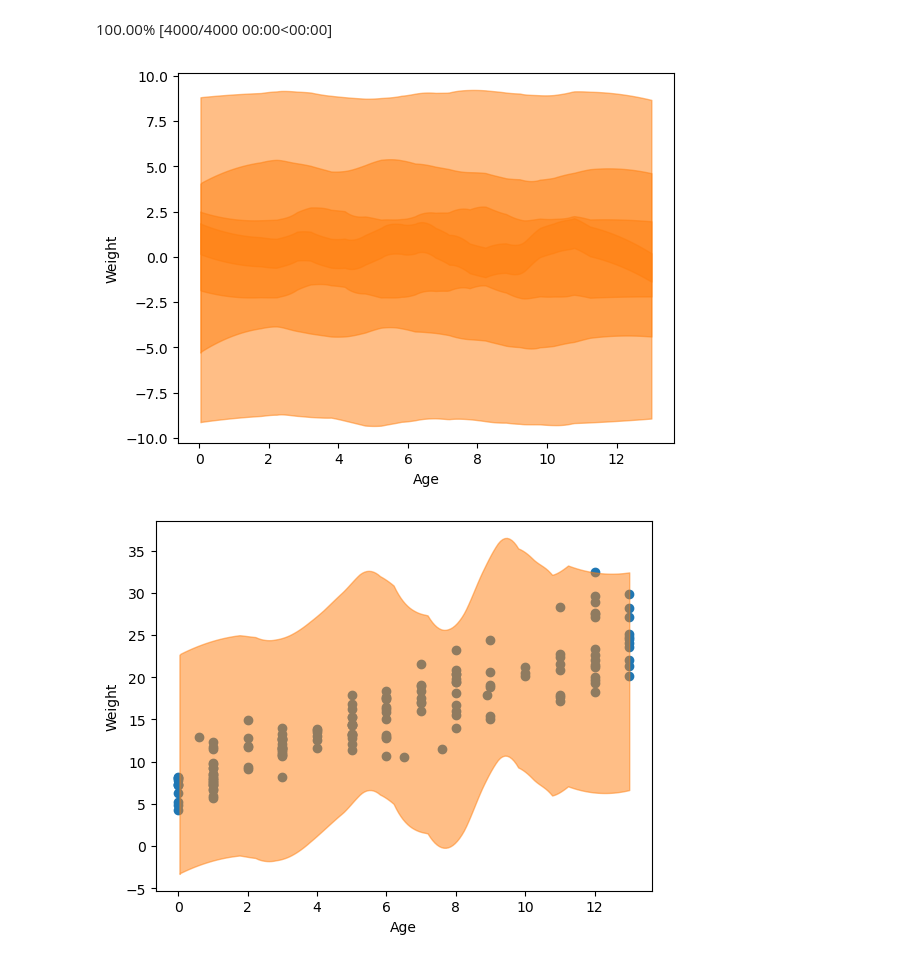
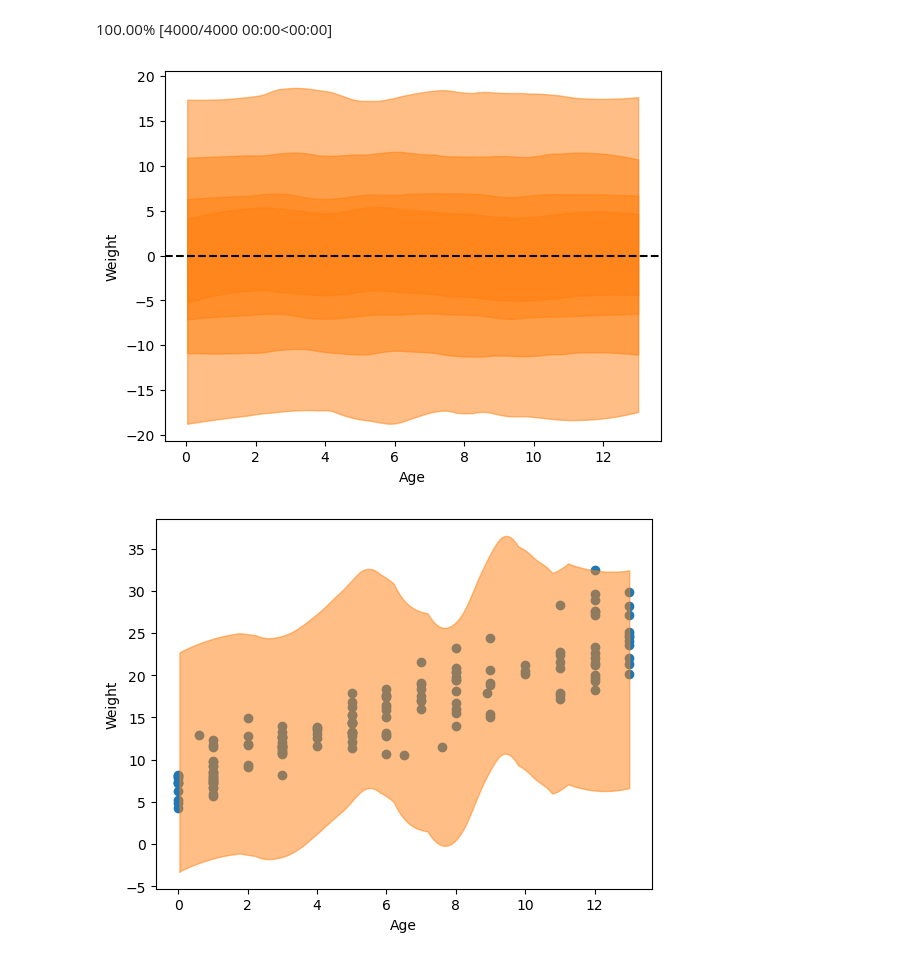
Before and after one commit to kpjmcg/Statistical-Rethinking-2023-Python-Notes, a Jupyter notebook: homework_week_2.ipynb, the cells around one changed output. Drawn from its saved outputs; the diff is of its cells as text; code cells hidden in the pictures.

```diff
--- a/homework_week_2.ipynb
+++ b/homework_week_2.ipynb
@@ -155,15 +155,16 @@ Sampling: [W_diff, W_tot]
 w_diff_m = sex_trace.posterior_predictive["W_diff"] - np.mean(sex_trace.posterior_predictive["W_diff"])
 # %%
 _, ax = plt.subplots()
-for hdi in [.10,.25,.50,.81]:
+for hdi in [.5,.67,.89,.99]:
 
     #ax.scatter(howell['age'], sex_trace.observed_data["W_tot"])
     az.plot_hdi(howell['age'], w_diff_m,hdi_prob=hdi)
 
+plt.axhline(y = 0, color = 'black', linestyle = 'dashed')
 ax.set_xlabel("Age")
 ax.set_ylabel("Weight");
 # %% [output]
-[figure, old version]
+[figure, new version]
 # %%
 _, ax = plt.subplots()
 ax.scatter(howell['age'], sex_trace.observed_data["W_tot"])
```
Also changed, not shown: 54 other files.
